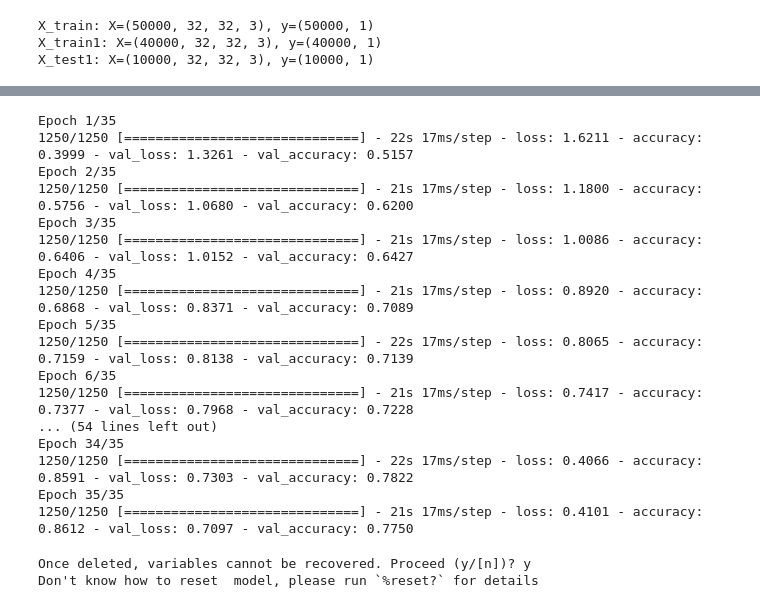
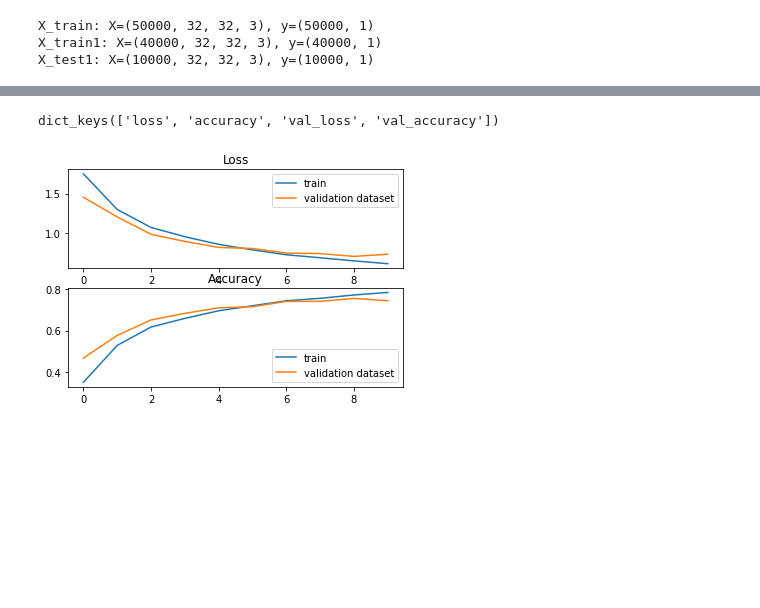
Before and after one commit to sulata2/Vino, a Jupyter notebook: CIFAR10-keras-classification (2).ipynb, the cells around one changed output, grey strips where cells are left out. Saved outputs shown, nothing was run; the diff lists cells and outputs as text; code cells hidden in the pictures; blank space fills up the shorter version.

```diff
--- a/CIFAR10-keras-classification (2).ipynb
+++ b/CIFAR10-keras-classification (2).ipynb
@@ -247,6 +287,8 @@ NameError: ignored
+# %%
+model.load_weights('model.h5')
 # %%
 # with test1 dataset
 
-history1 = model.fit(X_train1, y_train1, epochs = 10, shuffle = True, batch_size = 32,
+history = model.fit(X_train1, y_train1, epochs = 10, shuffle = True, batch_size = 32,
                    validation_data=(X_test1, y_test1))
 # %% [output]
@@ -270,51 +314,0 @@ Epoch 35/35
-# %%
-# with actaul test dataset
-
-model = models.Sequential()
-model.add(Conv2D(32, (3, 3), padding='same', activation='relu', input_shape=(32, 32, 3)))
-model.add(Dropout(0.2))
-
-model.add(Conv2D(32,(3,3),padding='same', activation='relu'))
-model.add(MaxPooling2D(pool_size=(2,2)))
-
-model.add(Conv2D(64,(3,3),padding='same',activation='relu'))
-model.add(Dropout(0.2))
-
-model.add(Conv2D(64,(3,3),padding='same',activation='relu'))
-model.add(MaxPooling2D(pool_size=(2,2)))
-
-model.add(Conv2D(128,(3,3),padding='same',activation='relu'))
-model.add(Dropout(0.2))
-
-model.add(Conv2D(128,(3,3),padding='same',activation='relu'))
-model.add(MaxPooling2D(pool_size=(2,2)))
-
-model.add(Flatten())
-model.add(Dropout(0.2))
-model.add(Dense(1024,activation='relu',kernel_constraint=maxnorm(3)))
-model.add(Dropout(0.2))
-model.add(Dense(num_classes, activation='softmax'))
-model.compile(optimizer= 'adam',
-#              loss=tf.keras.losses.SparseCategoricalCrossentropy(from_logits=True),
-              loss = 'categorical_crossentropy',
-              metrics=['accuracy'])
-history = model.fit(X_train1, y_train1, epochs = 35, shuffle = True, batch_size = 32,
-                   validation_data=(X_test, y_test))
-# %% [output]
-Epoch 1/35
-1250/1250 [==============================] - 22s 17ms/step - loss: 1.6211 - accuracy: 0.3999 - val_loss: 1.3261 - val_accuracy: 0.5157
-Epoch 2/35
-1250/1250 [==============================] - 21s 17ms/step - loss: 1.1800 - accuracy: 0.5756 - val_loss: 1.0680 - val_accuracy: 0.6200
-Epoch 3/35
-1250/1250 [==============================] - 21s 17ms/step - loss: 1.0086 - accuracy: 0.6406 - val_loss: 1.0152 - val_accuracy: 0.6427
-Epoch 4/35
-1250/1250 [==============================] - 21s 17ms/step - loss: 0.8920 - accuracy: 0.6868 - val_loss: 0.8371 - val_accuracy: 0.7089
-Epoch 5/35
-1250/1250 [==============================] - 22s 17ms/step - loss: 0.8065 - accuracy: 0.7159 - val_loss: 0.8138 - val_accuracy: 0.7139
-Epoch 6/35
-1250/1250 [==============================] - 21s 17ms/step - loss: 0.7417 - accuracy: 0.7377 - val_loss: 0.7968 - val_accuracy: 0.7228
-... (54 lines left out)
-Epoch 34/35
-1250/1250 [==============================] - 22s 17ms/step - loss: 0.4066 - accuracy: 0.8591 - val_loss: 0.7303 - val_accuracy: 0.7822
-Epoch 35/35
-1250/1250 [==============================] - 21s 17ms/step - loss: 0.4101 - accuracy: 0.8612 - val_loss: 0.7097 - val_accuracy: 0.7750
@@ -350,8 +315,11 @@ model.compile(optimizer= 'adam',
-# %%
-reset model
-# %% [output]
-Once deleted, variables cannot be recovered. Proceed (y/[n])? y
-Don't know how to reset  model, please run `%reset?` for details
+# %%
+# printing , below graph shows loss and accuracy for train and test1 dataset
+print(history.history.keys())
+
+plotmodel(history)
+# %% [output]
+dict_keys(['loss', 'accuracy', 'val_loss', 'val_accuracy'])
+[figure, added]
 # %%
 # Evaluate the model
 test_loss1, test_acc1 = model.evaluate(X_test1,  y_test1, verbose=2)
```
Also changed, not shown: parts of 32 cells of this notebook.
